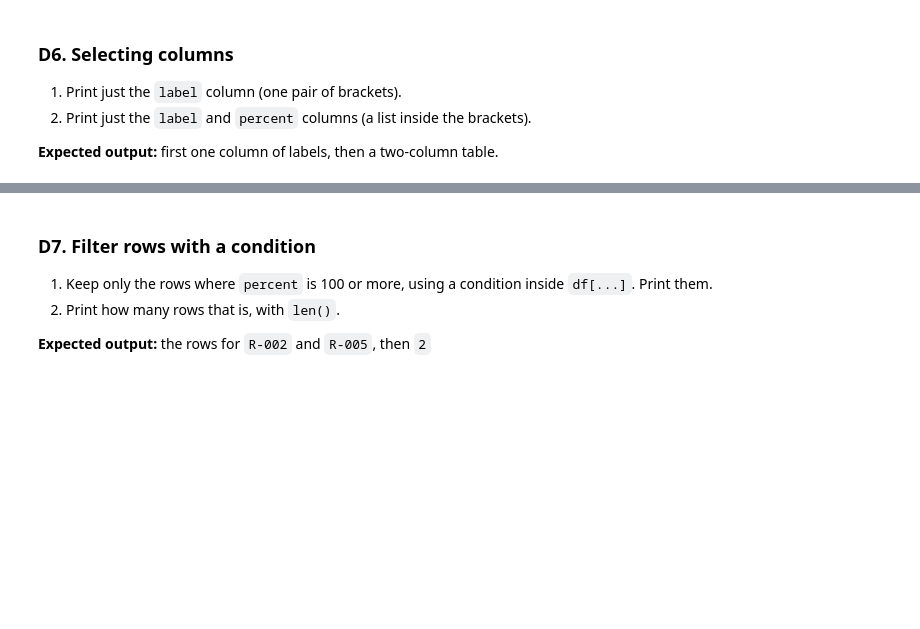
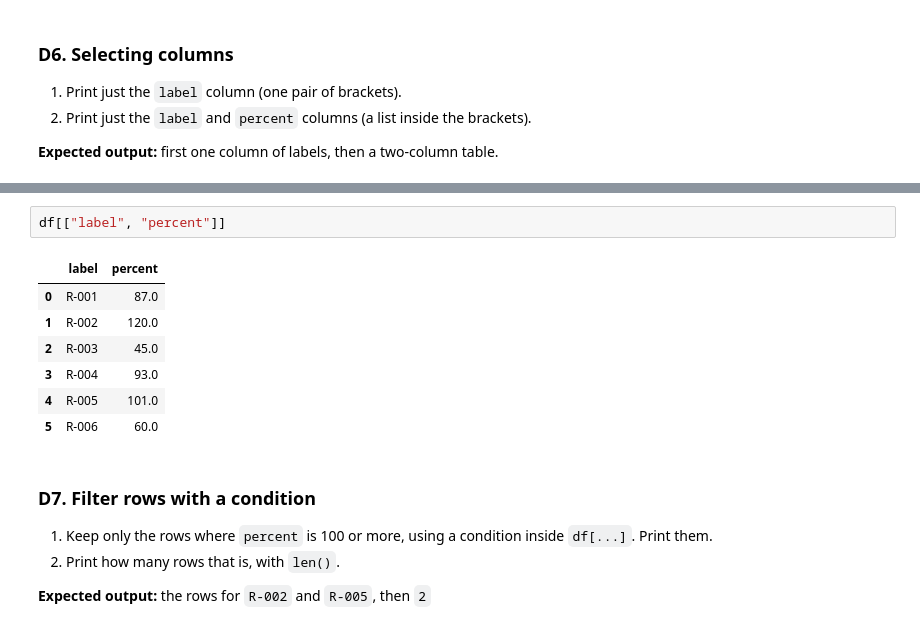
Before and after one commit to BlessingSesay/CST1510, a Jupyter notebook: Week 06 - Pandas/LAB/W06_Lab.ipynb, the cells around one changed output, grey strips where cells are left out. Cells and saved outputs as stored; diff of their text form; blank space fills up the shorter version.

```diff
--- a/Week 06 - Pandas/LAB/W06_Lab.ipynb
+++ b/Week 06 - Pandas/LAB/W06_Lab.ipynb
@@ -131,3 +177,13 @@ Add a `percent` column to `df`: `(value / limit) * 100`. Print `df`.
+# %%
+df[["label", "percent"]]
+# %% [output]
+|  | label | percent |
+| 0 | R-001 | 87.0 |
+| 1 | R-002 | 120.0 |
+| 2 | R-003 | 45.0 |
+| 3 | R-004 | 93.0 |
+| 4 | R-005 | 101.0 |
+| 5 | R-006 | 60.0 |
 # %% [markdown]
 ### D7. Filter rows with a condition
 
```
Also changed, not shown: parts of 30 cells of this notebook, 7 other files.
